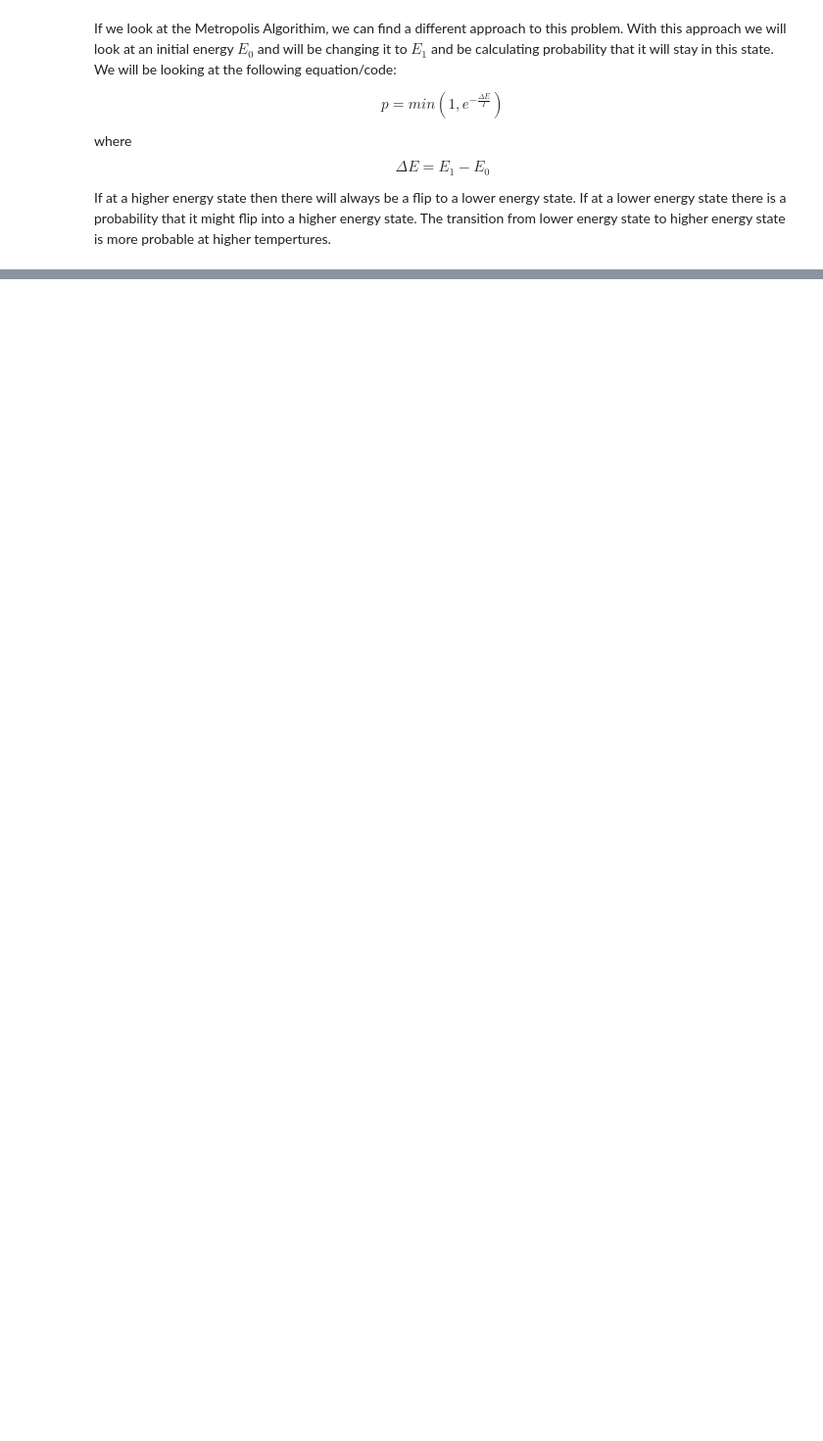
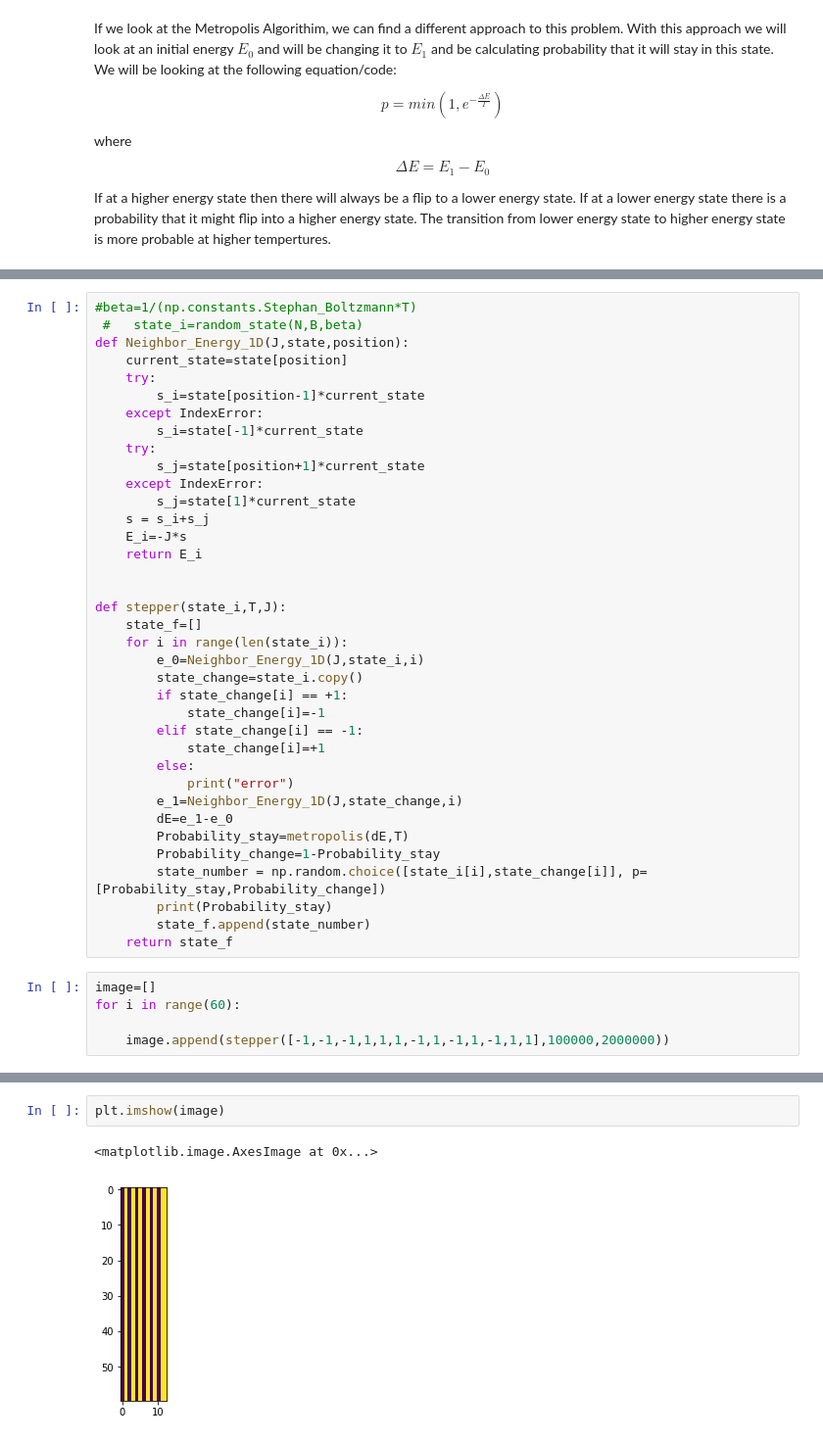
Before and after one commit to kunalnaidu1998/Computational_Physics, a Jupyter notebook: Physics 481/Assignment 4 Kunal Naidu 30020999.ipynb, the cells around one changed output, grey strips where cells are left out. Shown: that part at 98% size. Saved outputs shown, nothing was run; the diff lists cells and outputs as text; blank space fills up the shorter version.

```diff
--- a/Physics 481/Assignment 4 Kunal Naidu 30020999.ipynb
+++ b/Physics 481/Assignment 4 Kunal Naidu 30020999.ipynb
@@ -301,0 +418,42 @@ plt.ylabel('State')
+# %%
+#beta=1/(np.constants.Stephan_Boltzmann*T)
+ #   state_i=random_state(N,B,beta)
+def Neighbor_Energy_1D(J,state,position):
+    current_state=state[position]
+    try:
+        s_i=state[position-1]*current_state
+    except IndexError:
+        s_i=state[-1]*current_state
+    try:
+        s_j=state[position+1]*current_state
+    except IndexError:
+        s_j=state[1]*current_state
+    s = s_i+s_j
+    E_i=-J*s
+    return E_i
+
+
+def stepper(state_i,T,J):
+    state_f=[]
+    for i in range(len(state_i)):
+        e_0=Neighbor_Energy_1D(J,state_i,i)
+        state_change=state_i.copy()
+        if state_change[i] == +1:
+            state_change[i]=-1
+        elif state_change[i] == -1:
+            state_change[i]=+1
+        else:
+            print("error")
+        e_1=Neighbor_Energy_1D(J,state_change,i)
+        dE=e_1-e_0
+        Probability_stay=metropolis(dE,T)
+        Probability_change=1-Probability_stay
+        state_number = np.random.choice([state_i[i],state_change[i]], p=[Probability_stay,Probability_change])
+        print(Probability_stay)
+        state_f.append(state_number)
+    return state_f
+# %%
+image=[]
+for i in range(60):
+
+    image.append(stepper([-1,-1,-1,1,1,1,-1,1,-1,1,-1,1,1],100000,2000000))
@@ -301,0 +478,5 @@ plt.ylabel('State')
+# %%
+plt.imshow(image)
+# %% [output]
+<matplotlib.image.AxesImage at 0x...>
+[figure, added]
```
Also changed, not shown: parts of 31 cells of this notebook.
